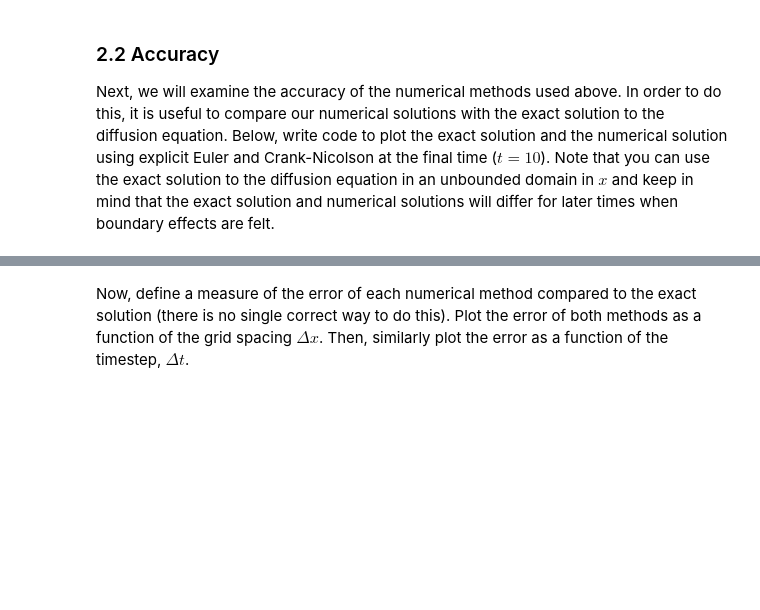
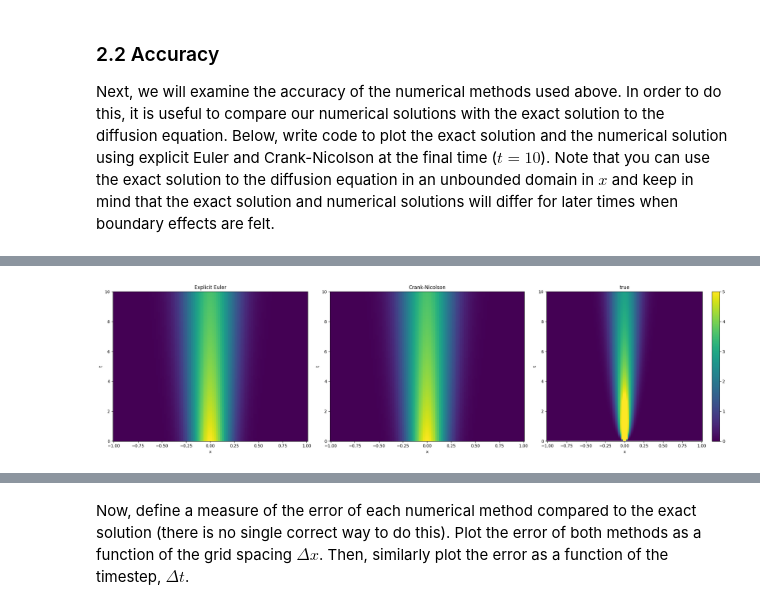
Before and after one commit to AnnabelHall/QCES_LNM, a Jupyter notebook: Project1_numerical_methods.ipynb, the cells around one changed output, grey strips where cells are left out. Cells and saved outputs as stored; diff of their text form; code cells hidden in the pictures; blank space fills up the shorter version.

```diff
--- a/Project1_numerical_methods.ipynb
+++ b/Project1_numerical_methods.ipynb
@@ -179,0 +241,28 @@ Next, we will examine the accuracy of the numerical methods used above. In order
+# %%
+plt.figure(figsize=(22, 6))
+
+plt.subplot(1, 3, 1)
+plt.pcolormesh(x, t, c_EE.T, shading='auto')
+plt.xlabel('x')
+plt.ylabel('t')
+plt.title('Explicit Euler')
+
+plt.subplot(1, 3, 2)
+plt.pcolormesh(x, t, c_CN.T, shading='auto')
+plt.xlabel('x')
+plt.ylabel('t')
+plt.title('Crank-Nicolson')
+
+plt.subplot(1, 3, 3)
+plt.pcolormesh(x, t, c_conc)
+plt.xlabel('x')
+plt.ylabel('t')
+plt.title('true')
+plt.colorbar()
+plt.clim(0,5)
+
+
+plt.tight_layout()
+plt.show()
+# %% [output]
+[figure, added]
```
Also changed, not shown: parts of 12 cells of this notebook.
